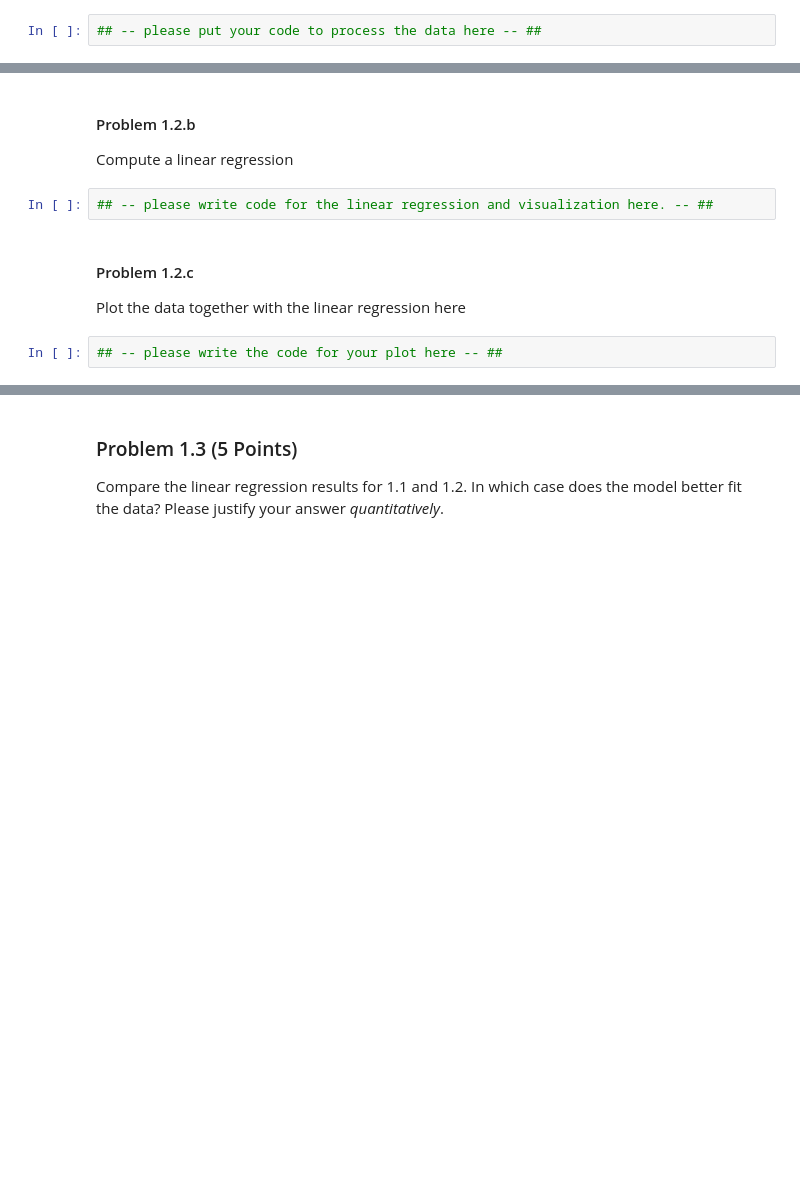
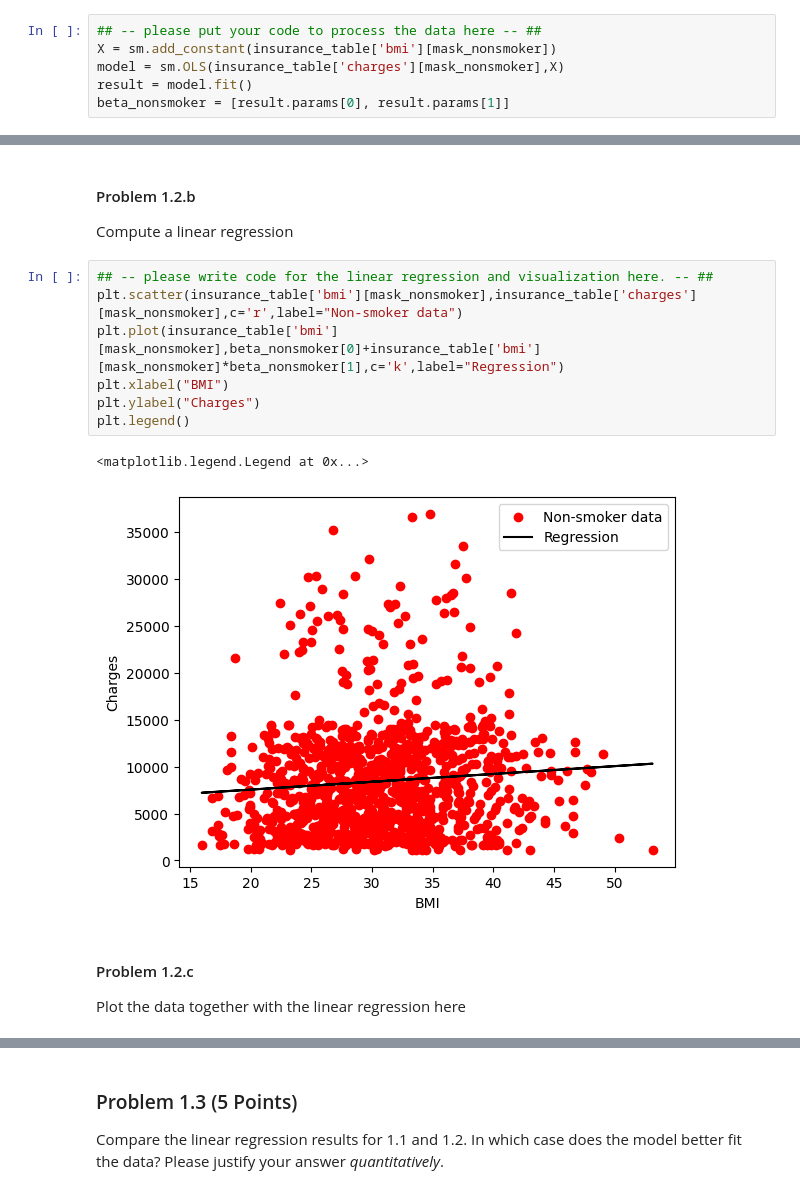
Before and after one commit to shashankd98/Binary_BH, a Jupyter notebook: assignments/assn1/assn1.ipynb, the cells around one changed output, grey strips where cells are left out. Saved outputs shown, nothing was run; the diff lists cells and outputs as text; blank space fills up the shorter version.

```diff
--- a/assignments/assn1/assn1.ipynb
+++ b/assignments/assn1/assn1.ipynb
@@ -181,6 +183,10 @@ plt.legend()
 Modify the code in 1.1 to fit and visualize a linear regression model for `charges` vs. `bmi` for the **non-smokers**.
 # %%
 ## -- please put your code to process the data here -- ##
+X = sm.add_constant(insurance_table['bmi'][mask_nonsmoker])
+model = sm.OLS(insurance_table['charges'][mask_nonsmoker],X)
+result = model.fit()
+beta_nonsmoker = [result.params[0], result.params[1]]
 # %% [markdown]
 #### Problem 1.2.a
 
@@ -191,11 +204,17 @@ Visualize the data
 #### Problem 1.2.b
 
 Compute a linear regression
-# %%
-## -- please write code for the linear regression and visualization here. -- ##
+# %%
+## -- please write code for the linear regression and visualization here. -- ##
+plt.scatter(insurance_table['bmi'][mask_nonsmoker],insurance_table['charges'][mask_nonsmoker],c='r',label="Non-smoker data")
+plt.plot(insurance_table['bmi'][mask_nonsmoker],beta_nonsmoker[0]+insurance_table['bmi'][mask_nonsmoker]*beta_nonsmoker[1],c='k',label="Regression")
+plt.xlabel("BMI")
+plt.ylabel("Charges")
+plt.legend()
+# %% [output]
+<matplotlib.legend.Legend at 0x...>
+[figure, added]
 # %% [markdown]
 #### Problem 1.2.c
 
 Plot the data together with the linear regression here
-# %%
-## -- please write the code for your plot here -- ##
```
Also changed, not shown: parts of 5 cells of this notebook.
